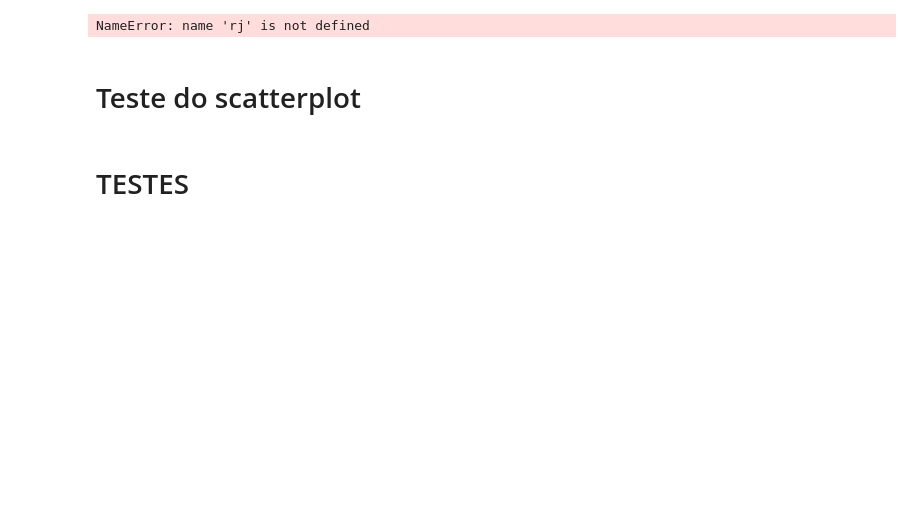
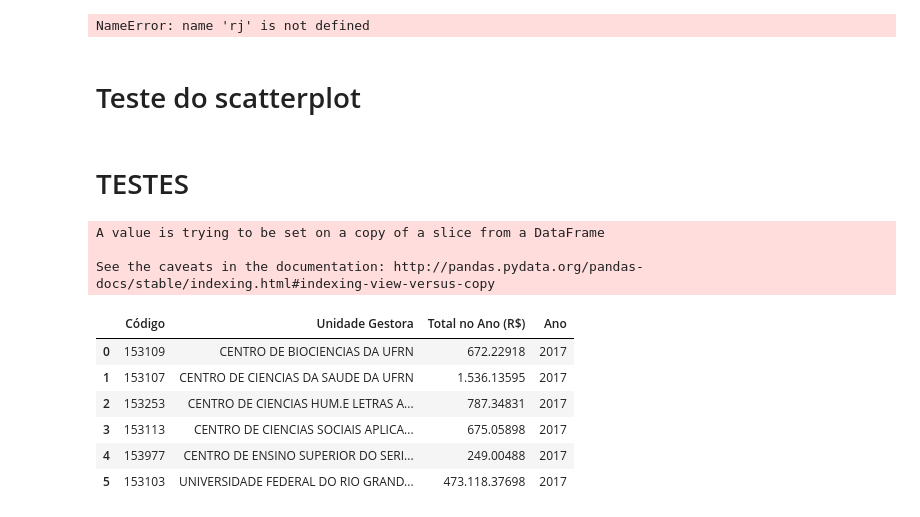
Before and after one commit to bombermal/O_Cabueta, a Jupyter notebook: O Cabueta.ipynb, the cells around one changed output. Saved outputs shown, nothing was run; the diff lists cells and outputs as text; code cells hidden in the pictures; blank space fills up the shorter version.

```diff
--- a/O Cabueta.ipynb
+++ b/O Cabueta.ipynb
@@ -261,13 +241,15 @@ for u in p.data_collected:
 ##Percorre os links e cria tabelas para cada um deles
 
 ### Aqui que entra o SCRAP
-#urls = []
-#urls.append("http://www.transparencia.gov.br/PortalComprasDiretasOEElementoDespesa.asp?Ano=2016&CodigoOS=26000&CodigoOrgao=26243&CodigoUG=153109")
-#urls.append("http://www.transparencia.gov.br/PortalComprasDiretasOEElementoDespesa.asp?Ano=2016&CodigoOS=26000&CodigoOrgao=26243&CodigoUG=153107")
-#urls.append("http://www.transparencia.gov.br/PortalComprasDiretasOEElementoDespesa.asp?Ano=2016&CodigoOS=26000&CodigoOrgao=26243&CodigoUG=153253")
-#urls.append("http://www.transparencia.gov.br/PortalComprasDiretasOEElementoDespesa.asp?Ano=2016&CodigoOS=26000&CodigoOrgao=26243&CodigoUG=153113")
-#urls.append("http://www.transparencia.gov.br/PortalComprasDiretasOEElementoDespesa.asp?Ano=2016&CodigoOS=26000&CodigoOrgao=26243&CodigoUG=153977")
-#urls.append("http://www.transparencia.gov.br/PortalComprasDiretasOEElementoDespesa.asp?Ano=2016&CodigoOS=26000&CodigoOrgao=26243&CodigoUG=153103")
+urls = []
+urls.append("http://www.transparencia.gov.br/PortalComprasDiretasOEElementoDespesa.asp?Ano=2016&CodigoOS=26000&CodigoOrgao=26243&CodigoUG=153109")
+urls.append("http://www.transparencia.gov.br/PortalComprasDiretasOEElementoDespesa.asp?Ano=2016&CodigoOS=26000&CodigoOrgao=26243&CodigoUG=153107")
+urls.append("http://www.transparencia.gov.br/PortalComprasDiretasOEElementoDespesa.asp?Ano=2016&CodigoOS=26000&CodigoOrgao=26243&CodigoUG=153253")
+urls.append("http://www.transparencia.gov.br/PortalComprasDiretasOEElementoDespesa.asp?Ano=2016&CodigoOS=26000&CodigoOrgao=26243&CodigoUG=153113")
+urls.append("http://www.transparencia.gov.br/PortalComprasDiretasOEElementoDespesa.asp?Ano=2016&CodigoOS=26000&CodigoOrgao=26243&CodigoUG=153977")
+urls.append("http://www.transparencia.gov.br/PortalComprasDiretasOEElementoDespesa.asp?Ano=2016&CodigoOS=26000&CodigoOrgao=26243&CodigoUG=153103")
+
+dep_titulos = []
 
 ##Lista de tabelas
 Departamentos = []
@@ -275,6 +257,7 @@ Departamentos = []
 #identificar cada gráfico que será plotado
 for atual in range(len(urls)):
     df = retorna_tabelas(urls[atual])
+    dep_titulos.append(df[0][0][4])
     Departamentos.append(cria_tabela(df[1], 1))
 
 ####IVAN
@@ -288,15 +271,15 @@ for atual in range(len(Departamentos)):
 Graficos = []
 
 for atual in range(len(Departamentos)):
-    graph = Bar(Departamentos[atual], values="Total no Ano (R$)", label="Favorecido [Nome Fantasia]",
-                color="Favorecido [Nome Fantasia]", title=str(atual) + " Inisa o nome da UNIDADE", legend=None)
+    #graph = Bar(Departamentos[atual], values="Total no Ano (R$)", label="Favorecido [Nome Fantasia]",
+    #            color="Favorecido [Nome Fantasia]", title=str(atual) + " Inisa o nome da UNIDADE", legend=None)
+    #graph.add_tools(HoverTool(tooltips=[("Gasto", "$y{f.ff}")]))
+    #Graficos.append(graph)
+
+    graph = Bar(Departamentos[atual], values="Total no Ano (R$)", label="Elemento de Despesa",
+           color="Elemento de Despesa", title=dep_titulos[atual][25:], legend=None)
     graph.add_tools(HoverTool(tooltips=[("Gasto", "$y{f.ff}")]))
     Graficos.append(graph)
-
-    #graph = Bar(Departamentos[atual], values="Total no Ano (R$)", label="Elemento de Despesa",
-    #       color="Elemento de Despesa", title=str(atual)+" Inisa o nome da UNIDADE", legend=None)
-    #graph.add_tools(HoverTool(tooltips=[("Gasto", "$y{f.ff}")]))
-    #Graficos.append(graph)
 
 
 grfs = [Graficos[0:2], Graficos[2:4], Graficos[4:6]]
@@ -454,3 +436,7 @@ temp = Departamentos[0].copy()
 corrige_tabela(temp, "Total no Ano (R$)" )
 #for atual in range(0,len(Departamentos)):
 #    print(type(Departamentos[atual]["Total no Ano (R$)"][1] ))
+# %% [output]
+A value is trying to be set on a copy of a slice from a DataFrame
+
+See the caveats in the documentation: http://pandas.pydata.org/pandas-docs/stable/indexing.html#indexing-view-versus-copy
@@ -459,3 +443,19 @@ temp
+# %%
+Departamentos
+
+labels = ['Código', 'Unidade Gestora', 'Total no Ano (R$)', 'Ano']
+for atual in range(0,len(Departamentos)):
+    df2.append(pd.DataFrame.from_records(Departamentos[atual], columns=labels), ignore_index=True)
+
+df2
+# %% [output]
+|  | Código | Unidade Gestora | Total no Ano (R$) | Ano |
+| 0 | 153109 | CENTRO DE BIOCIENCIAS DA UFRN | 672.22918 | 2017 |
+| 1 | 153107 | CENTRO DE CIENCIAS DA SAUDE DA UFRN | 1.536.13595 | 2017 |
+| 2 | 153253 | CENTRO DE CIENCIAS HUM.E LETRAS A... | 787.34831 | 2017 |
+| 3 | 153113 | CENTRO DE CIENCIAS SOCIAIS APLICA... | 675.05898 | 2017 |
+| 4 | 153977 | CENTRO DE ENSINO SUPERIOR DO SERI... | 249.00488 | 2017 |
+| 5 | 153103 | UNIVERSIDADE FEDERAL DO RIO GRAND... | 473.118.37698 | 2017 |
 # %%
 #Lines por departamento
 
```
Also changed, not shown: parts of 11 cells of this notebook.
